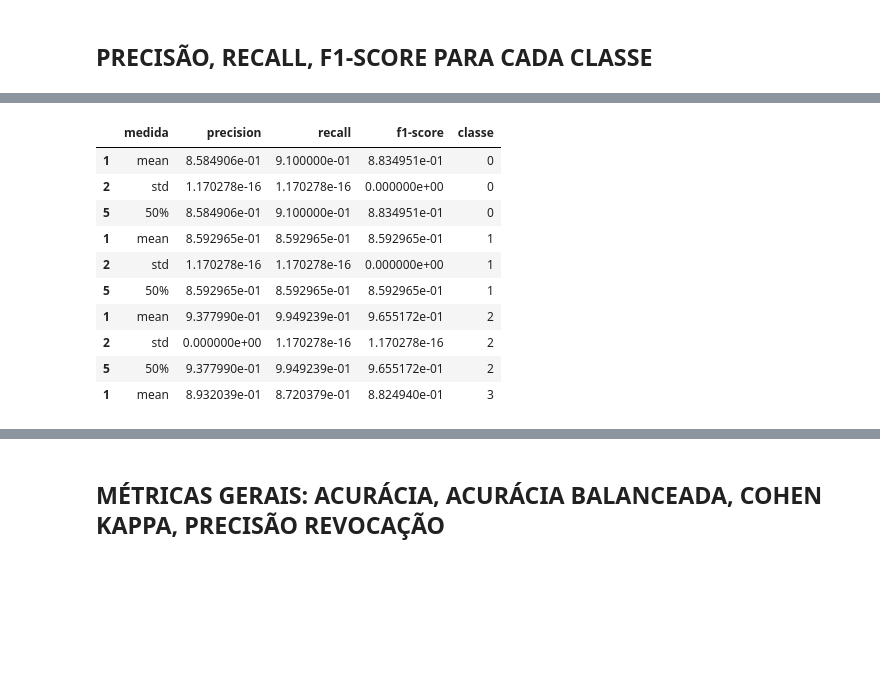
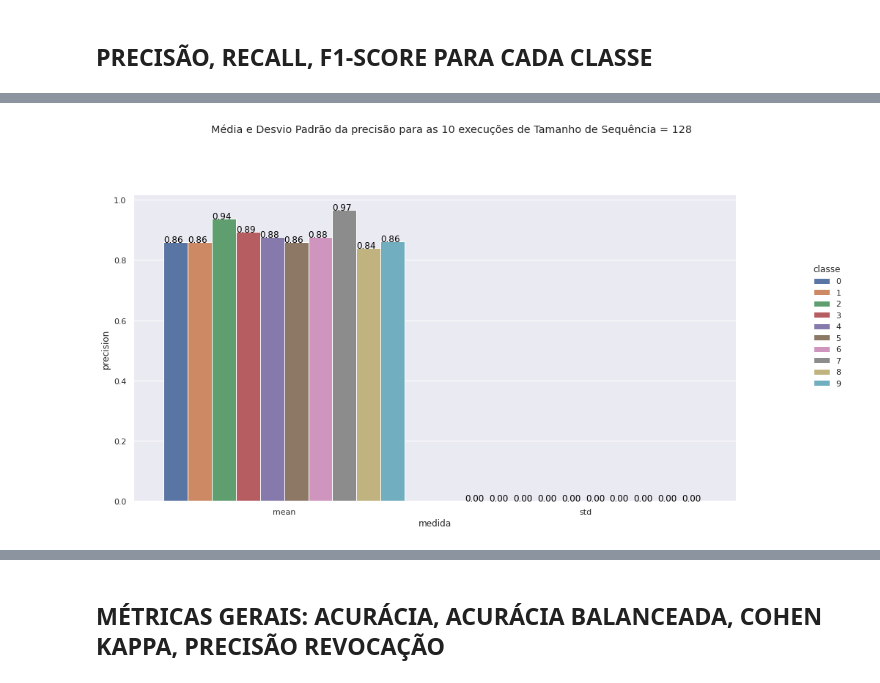
Before and after one commit to HedersonSantos/Noticias, a Jupyter notebook: BERT/BERTimbau_noticias.ipynb, the cells around one changed output, grey strips where cells are left out. Cells and saved outputs as stored; diff of their text form; code cells hidden in the pictures; blank space fills up the shorter version.

```diff
--- a/BERT/BERTimbau_noticias.ipynb
+++ b/BERT/BERTimbau_noticias.ipynb
@@ -657,33 +664,22 @@ dfMedidas.sort_values(by=['medida','classe']).reset_index().drop('index',axis=1)
 | classe | 0 | 1 | 2 | 3 | 4 | 5 | 6 | 7 | 8 | 9 | 0 | ... |
-# %%
-dfMedidas.head(10)
-# %% [output]
-|  | medida | precision | recall | f1-score | classe |
-| 1 | mean | 8.584906e-01 | 9.100000e-01 | 8.834951e-01 | 0 |
-| 2 | std | 1.170278e-16 | 1.170278e-16 | 0.000000e+00 | 0 |
-| 5 | 50% | 8.584906e-01 | 9.100000e-01 | 8.834951e-01 | 0 |
-| 1 | mean | 8.592965e-01 | 8.592965e-01 | 8.592965e-01 | 1 |
-| 2 | std | 1.170278e-16 | 1.170278e-16 | 0.000000e+00 | 1 |
-| 5 | 50% | 8.592965e-01 | 8.592965e-01 | 8.592965e-01 | 1 |
-| 1 | mean | 9.377990e-01 | 9.949239e-01 | 9.655172e-01 | 2 |
-| 2 | std | 0.000000e+00 | 1.170278e-16 | 1.170278e-16 | 2 |
-| 5 | 50% | 9.377990e-01 | 9.949239e-01 | 9.655172e-01 | 2 |
-| 1 | mean | 8.932039e-01 | 8.720379e-01 | 8.824940e-01 | 3 |
 # %%
+
 ##precisao
 g = sns.catplot(x='medida', y='precision', hue='classe', data=dfMedidas, kind='bar', height=8.0)
 g.fig.set_size_inches(15,8)
 g.fig.subplots_adjust(top=0.81,right=0.86)
-g.fig.suptitle('Média e Mediana para precisão 10 execuções de Tamanho de Sequência = ' +  str(processo.MAX_SEQ_LEN))
+g.fig.suptitle('Média e Desvio Padrão da precisão para as 10 execuções de Tamanho de Sequência = ' +  str(processo.MAX_SEQ_LEN))
 
 ax = g.facet_axis(0,0)
 for p in ax.patches:
     ax.text(p.get_x() ,
             p.get_height() ,
-           '{0:.1f}'.format(p.get_height()),
+           '{0:.2f}'.format(p.get_height()),
             color='black',
             rotation='horizontal',
-            size='large')
+            )#size='large'
+# %% [output]
+[figure, added]
 # %%
 ##recall
 g = sns.catplot(x='medida', y='recall', hue='classe', data=dfMedidas, kind='bar', height=8.0)
```
Also changed, not shown: parts of 4 cells of this notebook.
